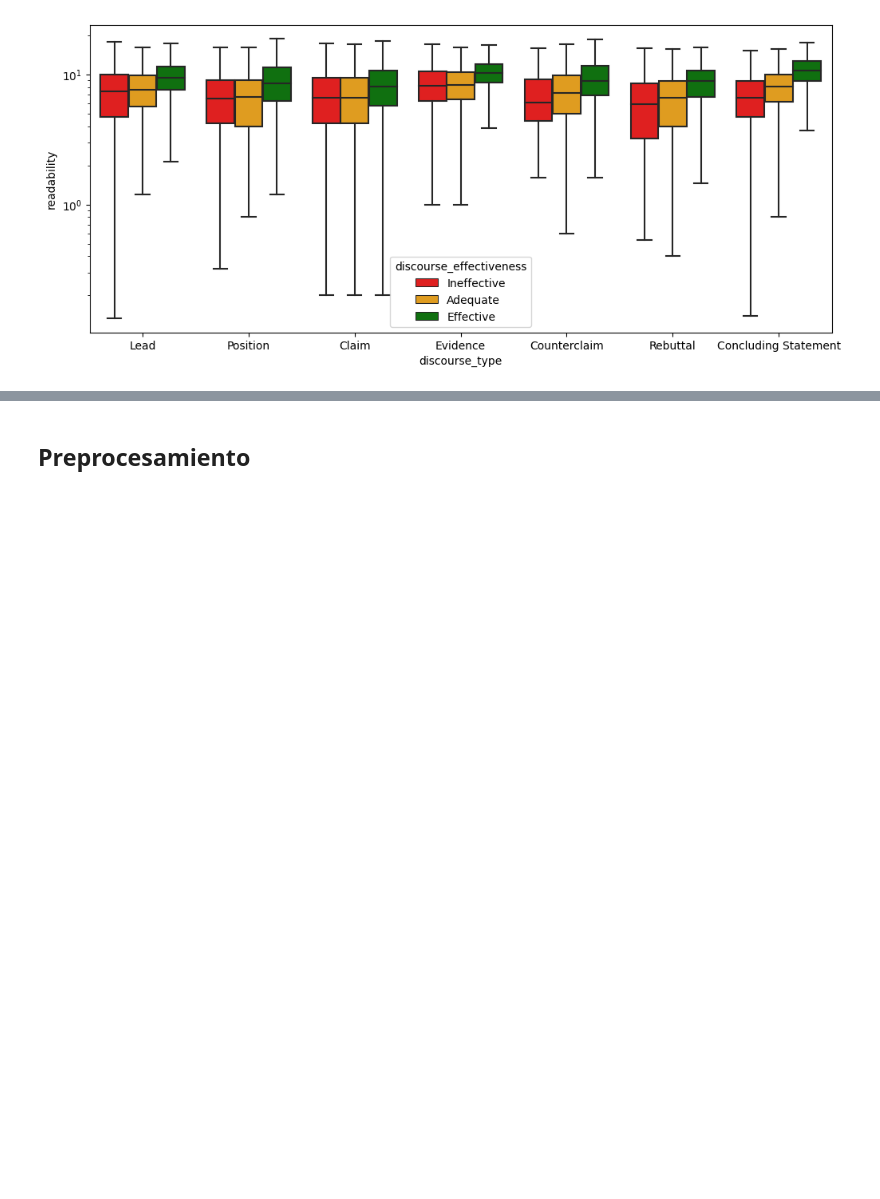
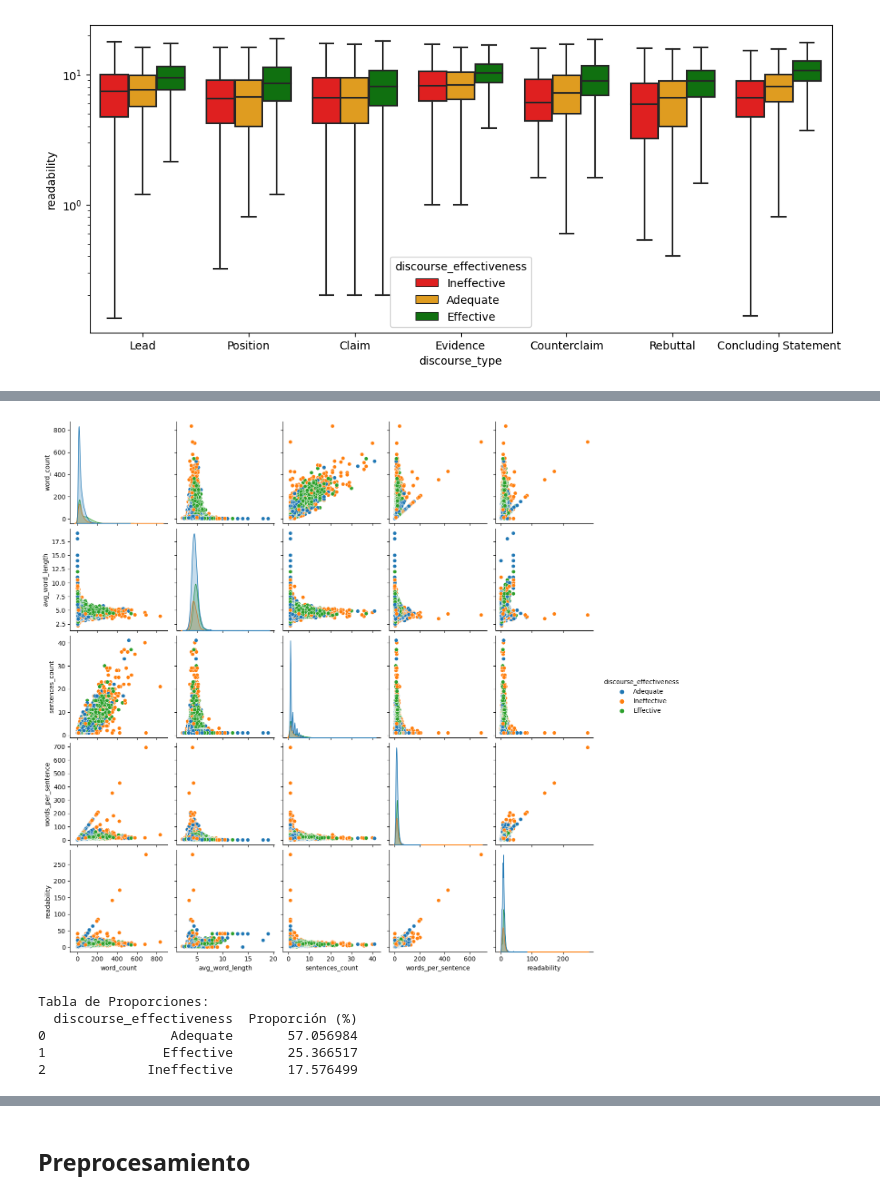
Before and after one commit to oscarjmt/DS-Poyecto-2, a Jupyter notebook: Proyecto 2.ipynb, the cells around one changed output, grey strips where cells are left out. Saved outputs shown, nothing was run; the diff lists cells and outputs as text; code cells hidden in the pictures; blank space fills up the shorter version.

```diff
--- a/Proyecto 2.ipynb
+++ b/Proyecto 2.ipynb
@@ -224,0 +272,18 @@ for col in num_cols:
+# %%
+sns.pairplot(data=data, hue="discourse_effectiveness")
+plt.show()
+# %% [output]
+[figure, added]
+# %%
+proporciones = data['discourse_effectiveness'].value_counts(normalize=True).reset_index()
+proporciones.columns = ['discourse_effectiveness', 'Proporción (%)']
+proporciones['Proporción (%)'] *= 100  # Convertir proporciones a porcentaje
+
+print("\nTabla de Proporciones:")
+print(proporciones)
+# %% [output]
+Tabla de Proporciones:
+  discourse_effectiveness  Proporción (%)
+0                Adequate       57.056984
+1               Effective       25.366517
+2             Ineffective       17.576499
```
Also changed, not shown: parts of 7 cells of this notebook.
